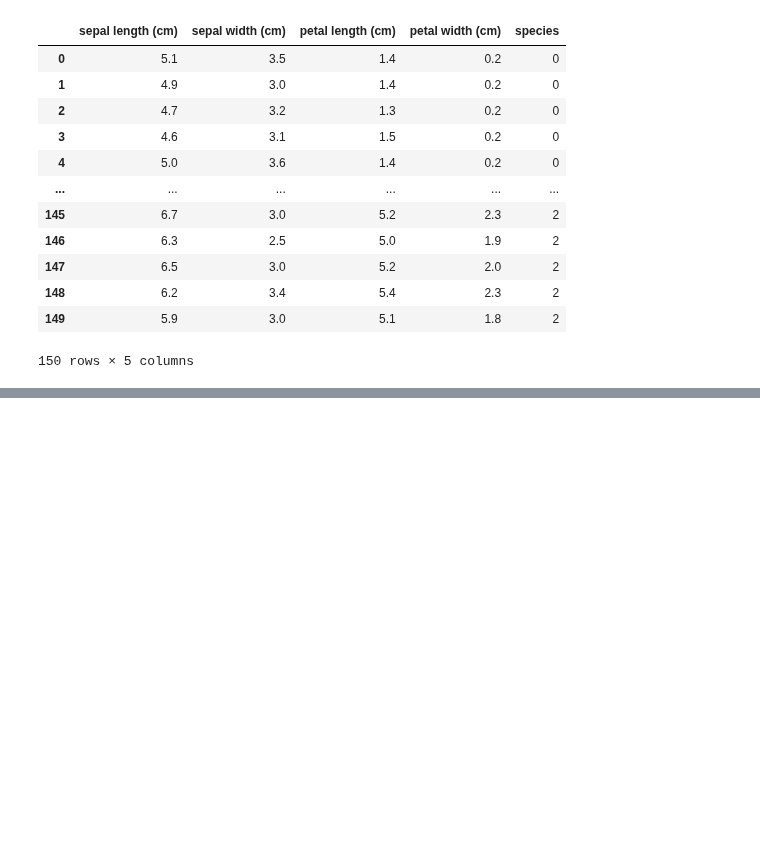
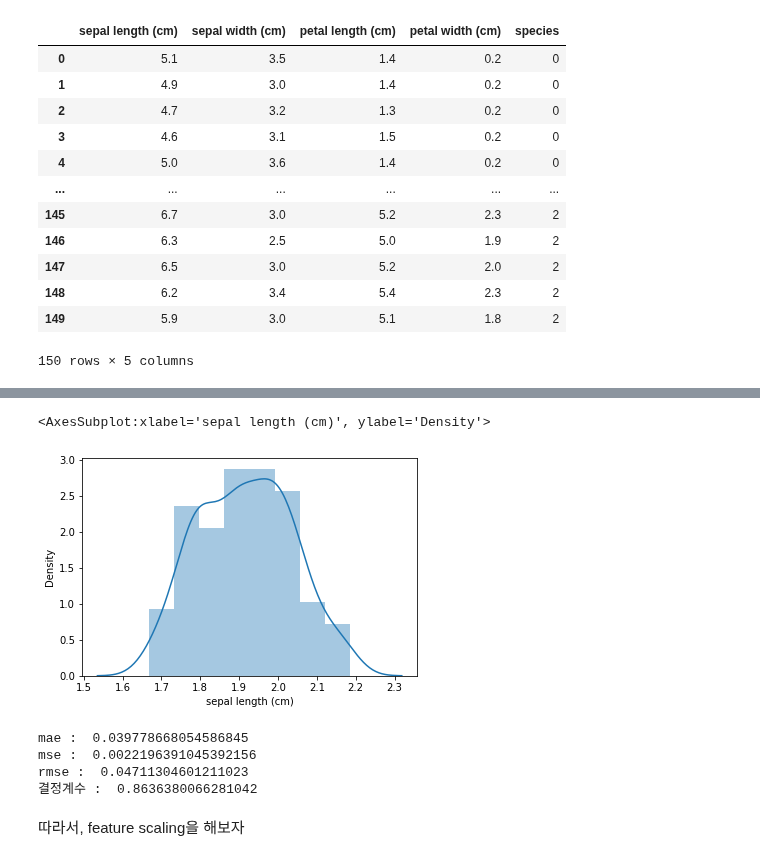
Before and after one commit to Supreme-YS/TIL, a Jupyter notebook: Data_Analysis/regression_measure_ml[10].ipynb, the cells around one changed output, grey strips where cells are left out. Cells and saved outputs as stored; diff of their text form; code cells hidden in the pictures; blank space fills up the shorter version.

```diff
--- a/Data_Analysis/regression_measure_ml[10].ipynb
+++ b/Data_Analysis/regression_measure_ml[10].ipynb
@@ -226,0 +255,25 @@ print('rmse : ', np.sqrt(mean_squared_error(y_test, y_pred)) ) # rmse는 함수
+# %%
+# 타겟은 로그변환을 통한 스케일링 작업이 필요하다. (보편적으로)
+logY = np.log1p(Y)
+sns.distplot(logY)
+# %% [output]
+<AxesSubplot:xlabel='sepal length (cm)', ylabel='Density'>
+[figure, added]
+# %%
+X_train, X_test, y_train, y_test = train_test_split(X, logY, test_size=0.2, random_state=100)
+
+lr_model = LinearRegression()
+lr_model.fit(X_train, y_train)
+y_pred = lr_model.predict(X_test)
+
+print('mae : ', mean_absolute_error(y_test, y_pred))
+print('mse : ', mean_squared_error(y_test, y_pred))
+print('rmse : ', np.sqrt(mean_squared_error(y_test, y_pred)) ) # rmse는 함수가 없기 떄문에 sqrt 함수를 이용해서 푼다.
+print('결정계수 : ', lr_model.score(X, logY))
+# %% [output]
+mae :  0.039778668054586845
+mse :  0.0022196391045392156
+rmse :  0.04711304601211023
+결정계수 :  0.8636380066281042
+# %% [markdown]
+따라서, feature scaling을 해보자
```
Also changed, not shown: parts of 15 cells of this notebook.
